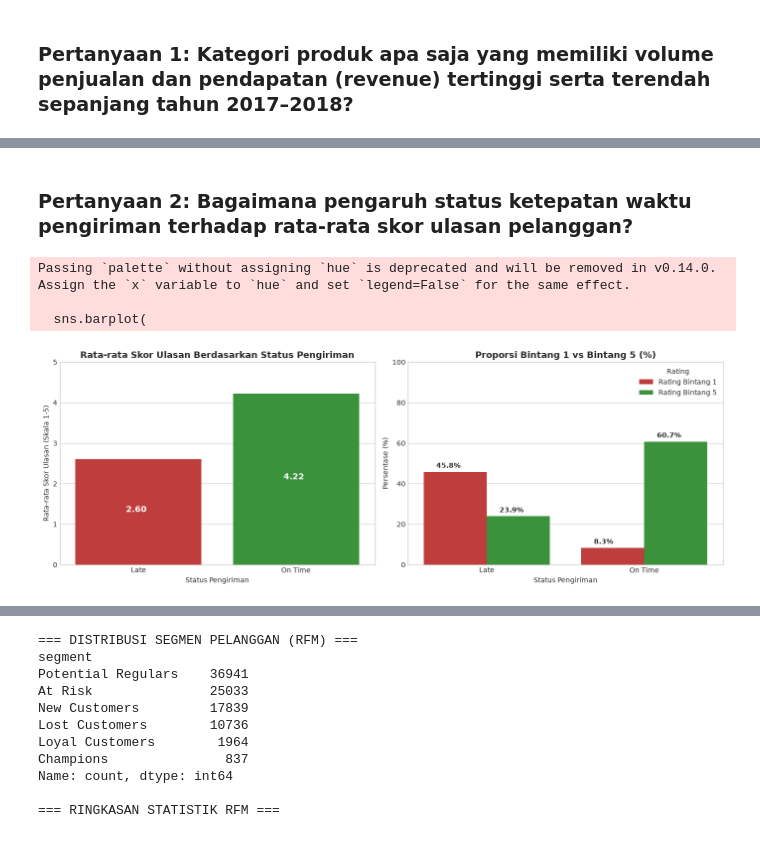
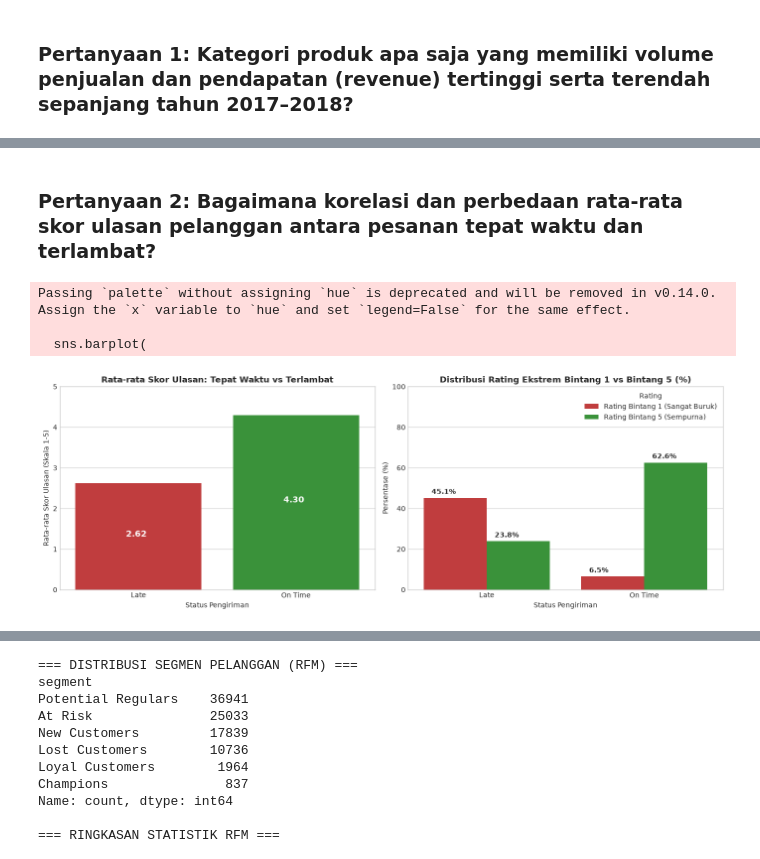
Before and after one commit to Zaddyyubiii/Proyek-Analisis-Data-Asah-by-Dicoding-, a Jupyter notebook: submission/notebook.ipynb, the cells around one changed output, grey strips where cells are left out. Drawn from its saved outputs; the diff is of its cells as text; code cells hidden in the pictures.

Commit message:
fix(submission): address reviewer feedback with quantitative analysis, statistical correlation, and Folium geospatial map

```diff
--- a/submission/notebook.ipynb
+++ b/submission/notebook.ipynb
@@ -169,12 +182,13 @@ orders_clean_df = orders_df[
 orders_clean_df["delivery_time_days"] = (orders_clean_df["order_delivered_customer_date"] - orders_clean_df["order_purchase_timestamp"]).dt.total_seconds() / 86400
 orders_clean_df["delivery_delay_days"] = (orders_clean_df["order_delivered_customer_date"] - orders_clean_df["order_estimated_delivery_date"]).dt.total_seconds() / 86400
 orders_clean_df["delivery_status"] = np.where(orders_clean_df["delivery_delay_days"] > 0, "Late", "On Time")
+orders_clean_df["is_late"] = (orders_clean_df["delivery_status"] == "Late").astype(int)
 
 # 4. Agregasi review score rata-rata per order
 reviews_agg_df = order_reviews_df.groupby("order_id", as_index=False).agg({"review_score": "mean"})
 
 # 5. Gabungkan menjadi DataFrame terpadu
-merged_df = orders_clean_df.merge(customers_df[["customer_id", "customer_unique_id", "customer_state", "customer_city"]], on="customer_id", how="inner")
+merged_df = orders_clean_df.merge(customers_df[["customer_id", "customer_unique_id", "customer_state", "customer_city", "customer_zip_code_prefix"]], on="customer_id", how="inner")
 merged_df = merged_df.merge(order_items_df[["order_id", "order_item_id", "product_id", "price", "freight_value"]], on="order_id", how="inner")
 merged_df = merged_df.merge(products_clean_df[["product_id", "product_category_name_english"]], on="product_id", how="left")
 merged_df = merged_df.merge(reviews_agg_df, on="order_id", how="left")
@@ -186,5 +200,19 @@ merged_df["year_month"] = merged_df["order_purchase_timestamp"].dt.to_period("M"
 # Isi review score jika ada NaN dengan median
 merged_df["review_score"] = merged_df["review_score"].fillna(merged_df["review_score"].median())
 
-print(f"Data bersih siap dianalisis: {merged_df.shape[0]} baris, {merged_df.shape[1]} kolom.")
+# 6. Pembersihan data geolokasi (Batas wilayah Brasil)
+geo_clean = geolocation_df[
+    (geolocation_df["geolocation_lat"] <= 5.27) & (geolocation_df["geolocation_lat"] >= -33.75) &
+    (geolocation_df["geolocation_lng"] <= -34.79) & (geolocation_df["geolocation_lng"] >= -73.98)
+].copy()
+
+geo_agg_df = geo_clean.groupby("geolocation_zip_code_prefix").agg({
+    "geolocation_lat": "mean",
+    "geolocation_lng": "mean",
+    "geolocation_city": "first",
+    "geolocation_state": "first"
+}).reset_index()
+
+print(f"Data transaksi bersih siap dianalisis: {merged_df.shape[0]:,} baris, {merged_df.shape[1]} kolom.")
+print(f"Data geolokasi unik teragregasi: {geo_agg_df.shape[0]:,} kode pos.")
 # %% [output]
@@ -328,51 +446,50 @@ Passing `palette` without assigning `hue` is deprecated and will be removed in v
 # %% [markdown]
-### Pertanyaan 2: Bagaimana pengaruh status ketepatan waktu pengiriman terhadap rata-rata skor ulasan pelanggan?
+### Pertanyaan 2: Bagaimana korelasi dan perbedaan rata-rata skor ulasan pelanggan antara pesanan tepat waktu dan terlambat?
 # %%
 # Visualisasi Perbandingan Review Score: Tepat Waktu vs Terlambat
 fig, axes = plt.subplots(nrows=1, ncols=2, figsize=(14, 5))
 
 # 1. Rata-rata Skor Ulasan
-delivery_comp = df_2017_2018.groupby("delivery_status")["review_score"].mean().reset_index()
 sns.barplot(
     x="delivery_status",
-    y="review_score",
-    data=delivery_comp,
+    y="avg_review_score",
+    data=delivery_summary,
     palette=["#d62728", "#2ca02c"],
     ax=axes[0]
 )
-axes[0].set_title("Rata-rata Skor Ulasan Berdasarkan Status Pengiriman", fontsize=13, weight="bold")
+axes[0].set_title("Rata-rata Skor Ulasan: Tepat Waktu vs Terlambat", fontsize=12, weight="bold")
 axes[0].set_ylabel("Rata-rata Skor Ulasan (Skala 1-5)", fontsize=10)
 axes[0].set_xlabel("Status Pengiriman", fontsize=10)
 axes[0].set_ylim(0, 5)
 for p in axes[0].patches:
     axes[0].annotate(f"{p.get_height():.2f}", (p.get_x() + 0.32, p.get_height() / 2), color="white", weight="bold", fontsize=12)
 
-# 2. Distribusi Penilaian Bintang 1 vs Bintang 5
+# 2. Proporsi Penilaian Rating Bintang 1 vs Bintang 5
 pct_df = rating_dist[[1, 5]].reset_index()
 pct_melted = pd.melt(pct_df, id_vars="delivery_status", value_vars=[1, 5], var_name="Rating", value_name="Percentage")
-pct_melted["Rating"] = pct_melted["Rating"].map({1: "Rating Bintang 1", 5: "Rating Bintang 5"})
+pct_melted["Rating"] = pct_melted["Rating"].map({1: "Rating Bintang 1 (Sangat Buruk)", 5: "Rating Bintang 5 (Sempurna)"})
 
 sns.barplot(
     x="delivery_status",
     y="Percentage",
     hue="Rating",
     data=pct_melted,
     palette=["#d62728", "#2ca02c"],
     ax=axes[1]
 )
-axes[1].set_title("Proporsi Bintang 1 vs Bintang 5 (%)", fontsize=13, weight="bold")
+axes[1].set_title("Distribusi Rating Ekstrem Bintang 1 vs Bintang 5 (%)", fontsize=12, weight="bold")
 axes[1].set_ylabel("Persentase (%)", fontsize=10)
 axes[1].set_xlabel("Status Pengiriman", fontsize=10)
 axes[1].set_ylim(0, 100)
 for p in axes[1].patches:
     val = p.get_height()
     if val > 0:
-        axes[1].annotate(f"{val:.1f}%", (p.get_x() + 0.08, val + 2), fontsize=10, weight="bold")
+        axes[1].annotate(f"{val:.1f}%", (p.get_x() + 0.05, val + 2), fontsize=10, weight="bold")
 
 plt.tight_layout()
 plt.show()
 # %% [output]
 Passing `palette` without assigning `hue` is deprecated and will be removed in v0.14.0. Assign the `x` variable to `hue` and set `legend=False` for the same effect.
 
   sns.barplot(
-[figure, old version]
+[figure, new version]
```
Also changed, not shown: parts of 32 cells of this notebook, 5 other files.
